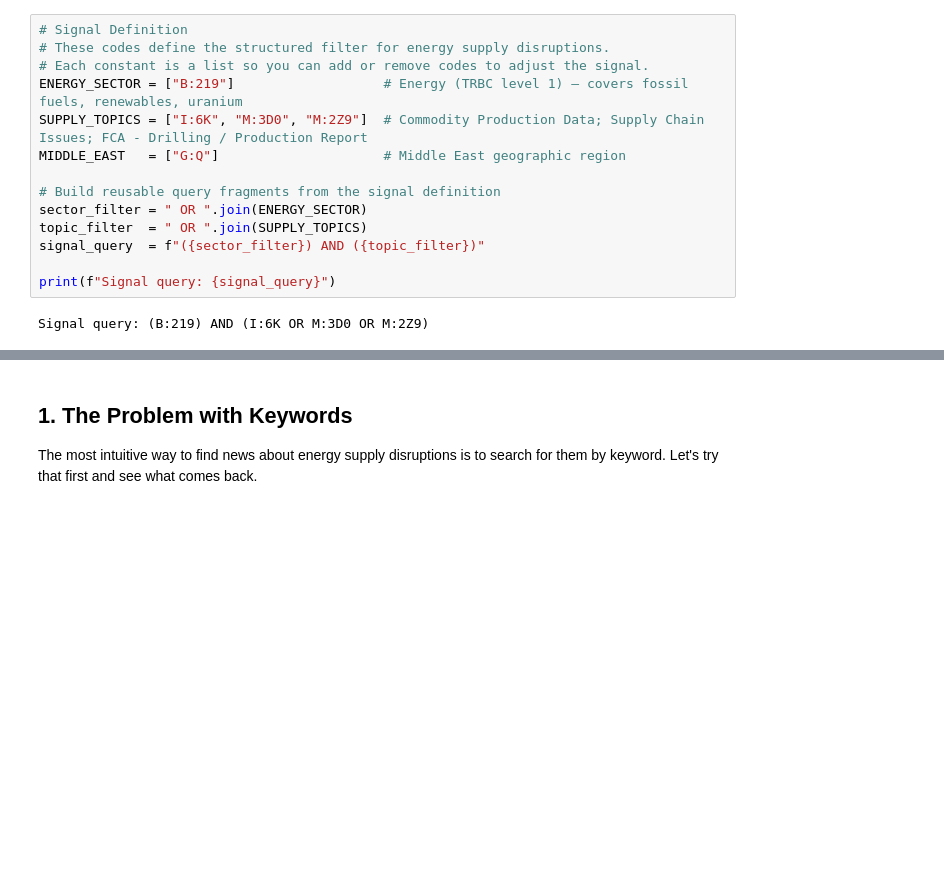
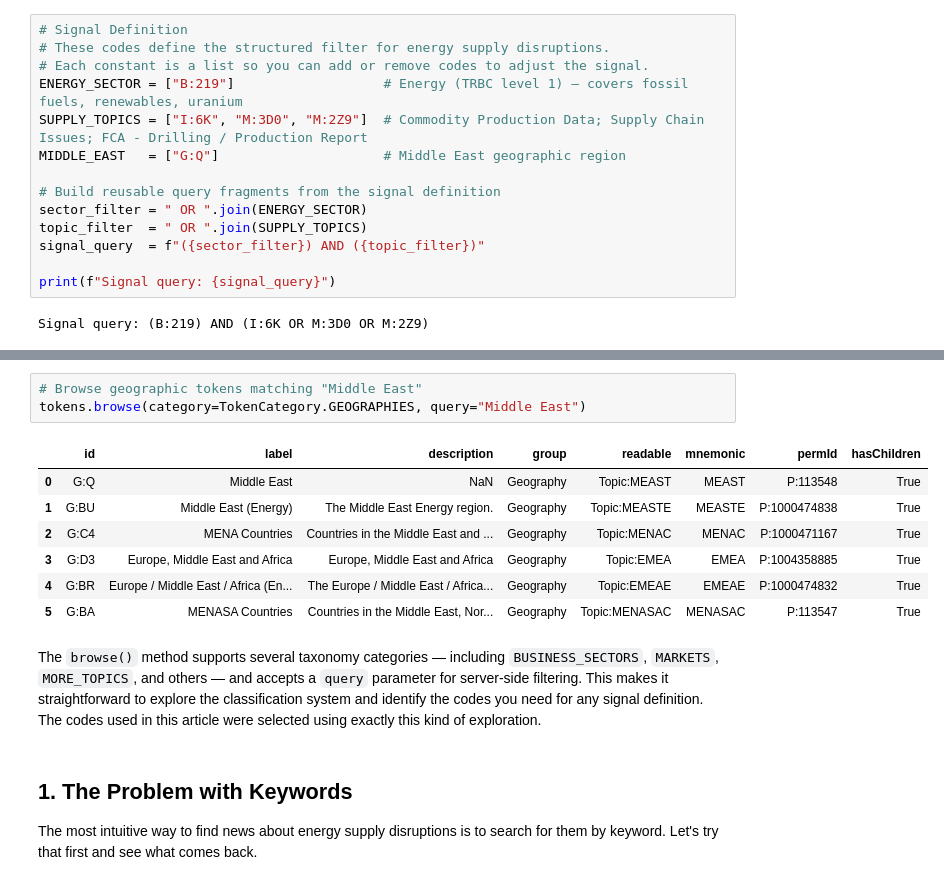
Before and after one commit to LSEG-API-Samples/Article.DataLibrary.Python.NewsSignals, a Jupyter notebook: energy_news_signals.ipynb, the cells around one changed output, grey strips where cells are left out. Drawn from its saved outputs; the diff is of its cells as text; blank space fills up the shorter version.

```diff
--- a/energy_news_signals.ipynb
+++ b/energy_news_signals.ipynb
@@ -57,3 +62,16 @@ Signal query: (B:219) AND (I:6K OR M:3D0 OR M:2Z9)
+# %%
+# Browse geographic tokens matching "Middle East"
+tokens.browse(category=TokenCategory.GEOGRAPHIES, query="Middle East")
+# %% [output]
+|  | id | label | description | group | readable | mnemonic | permId | hasChildren |
+| 0 | G:Q | Middle East | NaN | Geography | Topic:MEAST | MEAST | P:113548 | True |
+| 1 | G:BU | Middle East (Energy) | The Middle East Energy region. | Geography | Topic:MEASTE | MEASTE | P:1000474838 | True |
+| 2 | G:C4 | MENA Countries | Countries in the Middle East and ... | Geography | Topic:MENAC | MENAC | P:1000471167 | True |
+| 3 | G:D3 | Europe, Middle East and Africa | Europe, Middle East and Africa | Geography | Topic:EMEA | EMEA | P:1004358885 | True |
+| 4 | G:BR | Europe / Middle East / Africa (En... | The Europe / Middle East / Africa... | Geography | Topic:EMEAE | EMEAE | P:1000474832 | True |
+| 5 | G:BA | MENASA Countries | Countries in the Middle East, Nor... | Geography | Topic:MENASAC | MENASAC | P:113547 | True |
+# %% [markdown]
+The `browse()` method supports several taxonomy categories — including `BUSINESS_SECTORS`, `MARKETS`, `MORE_TOPICS`, and others — and accepts a `query` parameter for server-side filtering. This makes it straightforward to explore the classification system and identify the codes you need for any signal definition. The codes used in this article were selected using exactly this kind of exploration.
 # %% [markdown]
 ## 1. The Problem with Keywords
 
```
Also changed, not shown: parts of 22 cells of this notebook, 15 other files.
